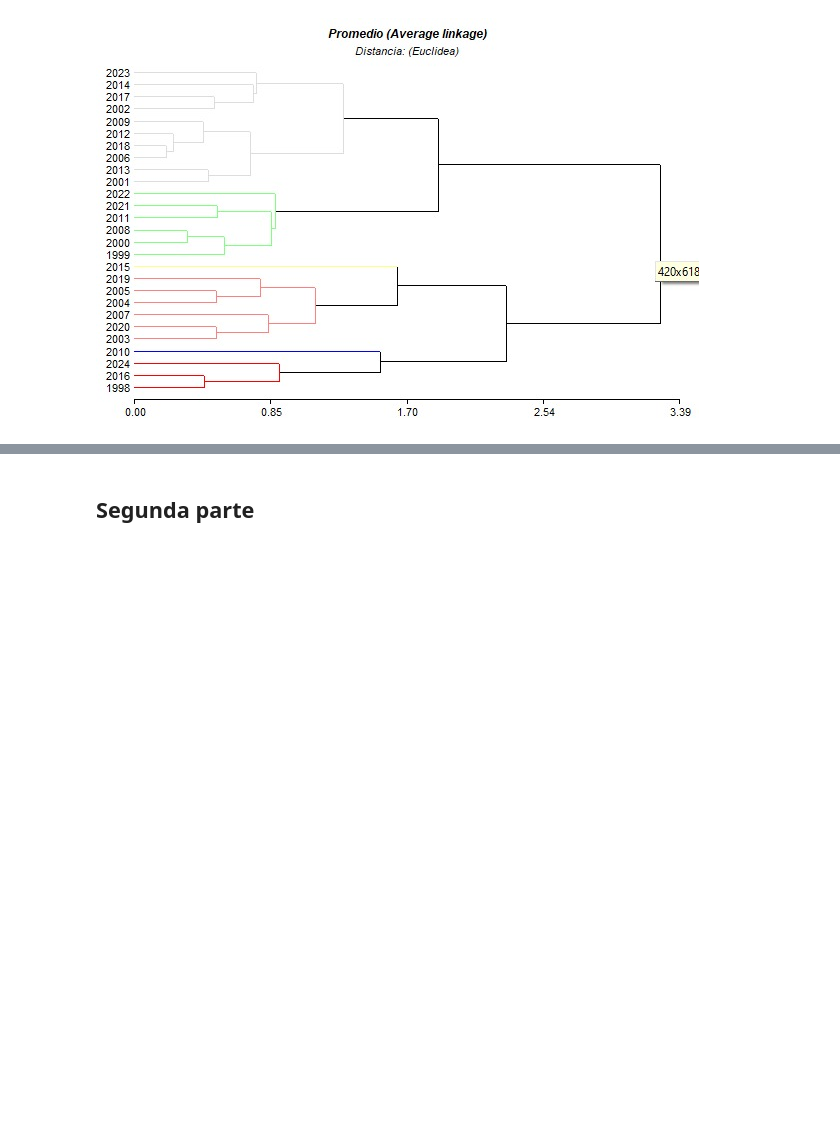
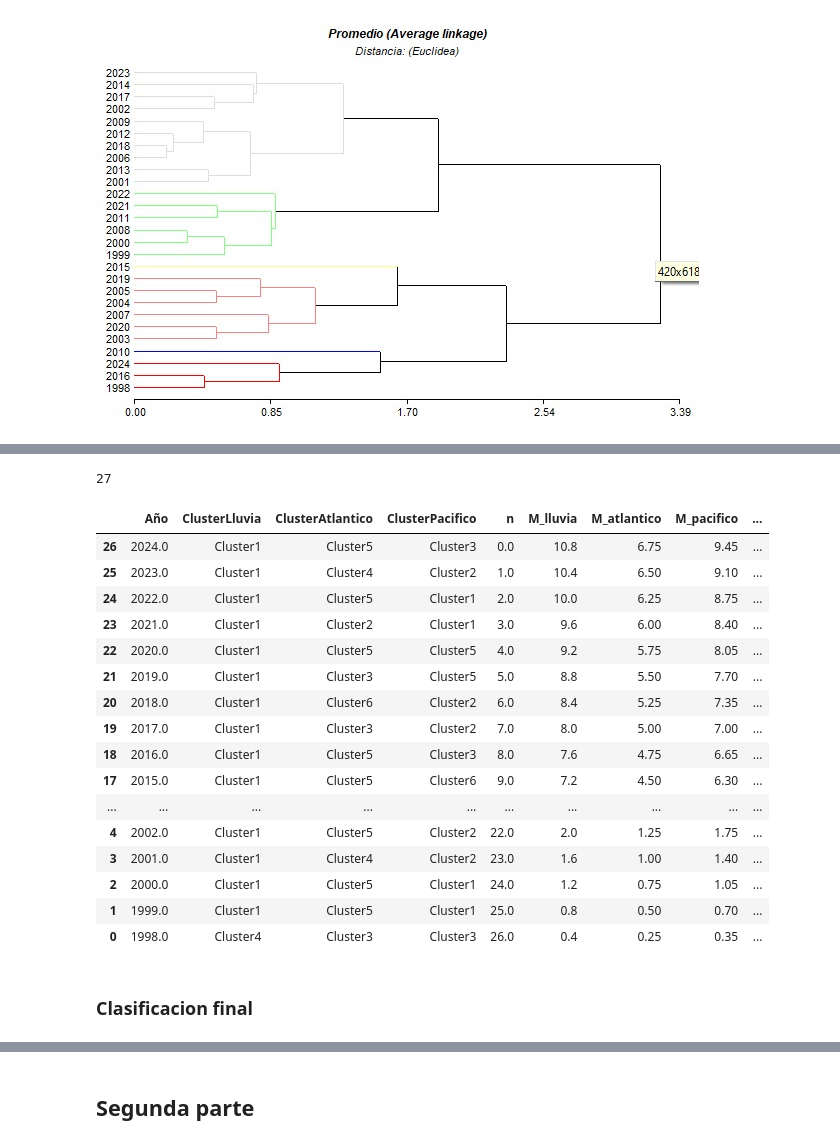
Before and after one commit to ariasdicas/analytics-ICC, a Jupyter notebook: scripts/procesamiento_data_periodos_analogos_junio_ICC.ipynb, the cells around one changed output, grey strips where cells are left out. Saved outputs shown, nothing was run; the diff lists cells and outputs as text; code cells hidden in the pictures; blank space fills up the shorter version.

```diff
--- a/scripts/procesamiento_data_periodos_analogos_junio_ICC.ipynb
+++ b/scripts/procesamiento_data_periodos_analogos_junio_ICC.ipynb
@@ -322,0 +763,38 @@ cluster_df
+# %%
+# Cantidad de eventos
+N = len(df_combined)
+N
+# %% [output]
+27
+# %%
+# Calcular el factor de ponderación
+df_combined['n'] = 2024 - df_combined['Año']
+df_combined['M_lluvia'] = (N - df_combined['n']) * peso_lluvia
+df_combined['M_atlantico'] = (N - df_combined['n']) * peso_atlantico
+df_combined['M_pacifico'] = (N - df_combined['n']) * peso_pacifico
+# %%
+df_combined['Z'] = df_combined['M_lluvia'] + df_combined['M_atlantico'] + df_combined['M_pacifico']
+# %%
+df_combined = df_combined.sort_values(by='Z', ascending=False)
+# %%
+df_combined
+# %% [output]
+|  | Año | ClusterLluvia | ClusterAtlantico | ClusterPacifico | n | M_lluvia | M_atlantico | M_pacifico | ... |
+| 26 | 2024.0 | Cluster1 | Cluster5 | Cluster3 | 0.0 | 10.8 | 6.75 | 9.45 | ... |
+| 25 | 2023.0 | Cluster1 | Cluster4 | Cluster2 | 1.0 | 10.4 | 6.50 | 9.10 | ... |
+| 24 | 2022.0 | Cluster1 | Cluster5 | Cluster1 | 2.0 | 10.0 | 6.25 | 8.75 | ... |
+| 23 | 2021.0 | Cluster1 | Cluster2 | Cluster1 | 3.0 | 9.6 | 6.00 | 8.40 | ... |
+| 22 | 2020.0 | Cluster1 | Cluster5 | Cluster5 | 4.0 | 9.2 | 5.75 | 8.05 | ... |
+| 21 | 2019.0 | Cluster1 | Cluster3 | Cluster5 | 5.0 | 8.8 | 5.50 | 7.70 | ... |
+| 20 | 2018.0 | Cluster1 | Cluster6 | Cluster2 | 6.0 | 8.4 | 5.25 | 7.35 | ... |
+| 19 | 2017.0 | Cluster1 | Cluster3 | Cluster2 | 7.0 | 8.0 | 5.00 | 7.00 | ... |
+| 18 | 2016.0 | Cluster1 | Cluster5 | Cluster3 | 8.0 | 7.6 | 4.75 | 6.65 | ... |
+| 17 | 2015.0 | Cluster1 | Cluster5 | Cluster6 | 9.0 | 7.2 | 4.50 | 6.30 | ... |
+| ... | ... | ... | ... | ... | ... | ... | ... | ... | ... |
+| 4 | 2002.0 | Cluster1 | Cluster5 | Cluster2 | 22.0 | 2.0 | 1.25 | 1.75 | ... |
+| 3 | 2001.0 | Cluster1 | Cluster4 | Cluster2 | 23.0 | 1.6 | 1.00 | 1.40 | ... |
+| 2 | 2000.0 | Cluster1 | Cluster5 | Cluster1 | 24.0 | 1.2 | 0.75 | 1.05 | ... |
+| 1 | 1999.0 | Cluster1 | Cluster5 | Cluster1 | 25.0 | 0.8 | 0.50 | 0.70 | ... |
+| 0 | 1998.0 | Cluster4 | Cluster3 | Cluster3 | 26.0 | 0.4 | 0.25 | 0.35 | ... |
+# %% [markdown]
+### Clasificacion final
```
Also changed, not shown: parts of 52 cells of this notebook.
